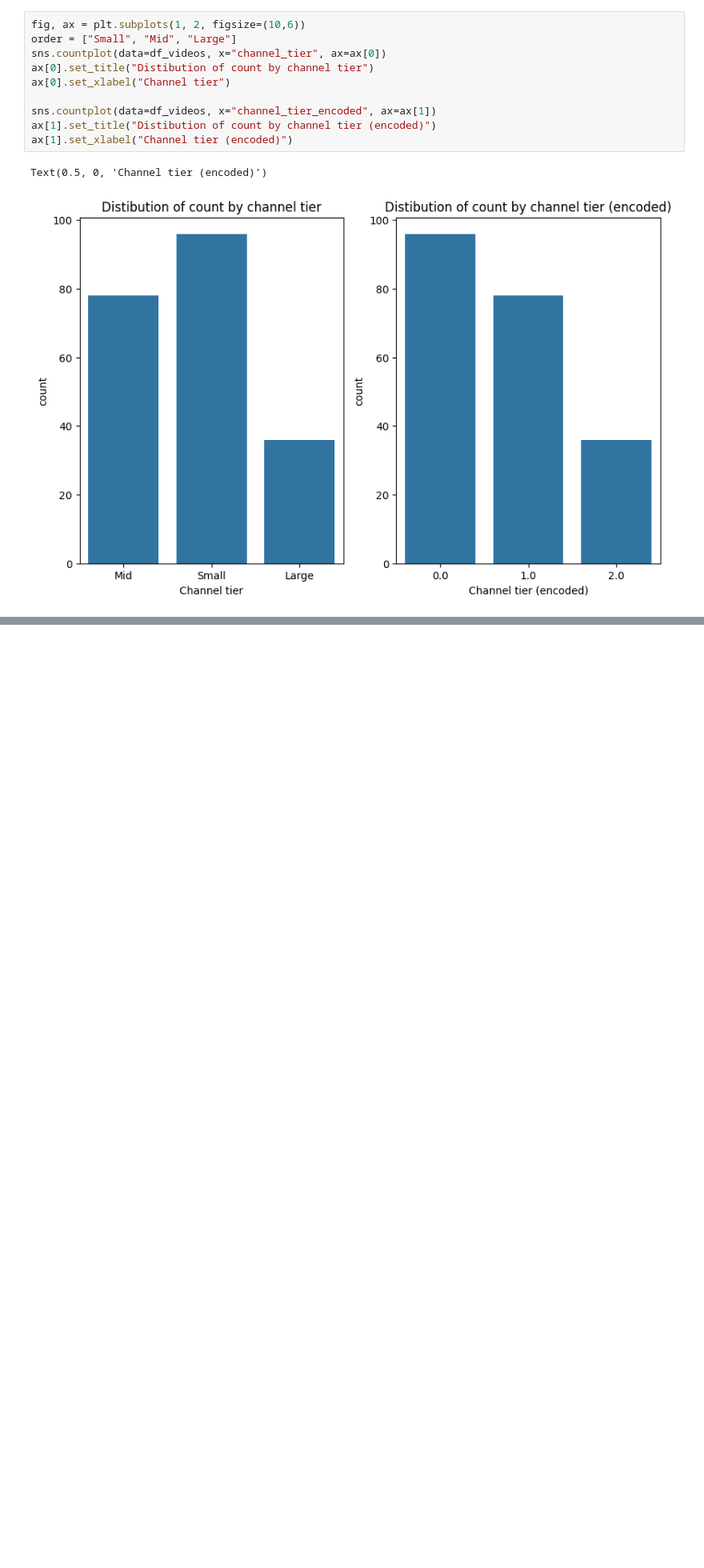
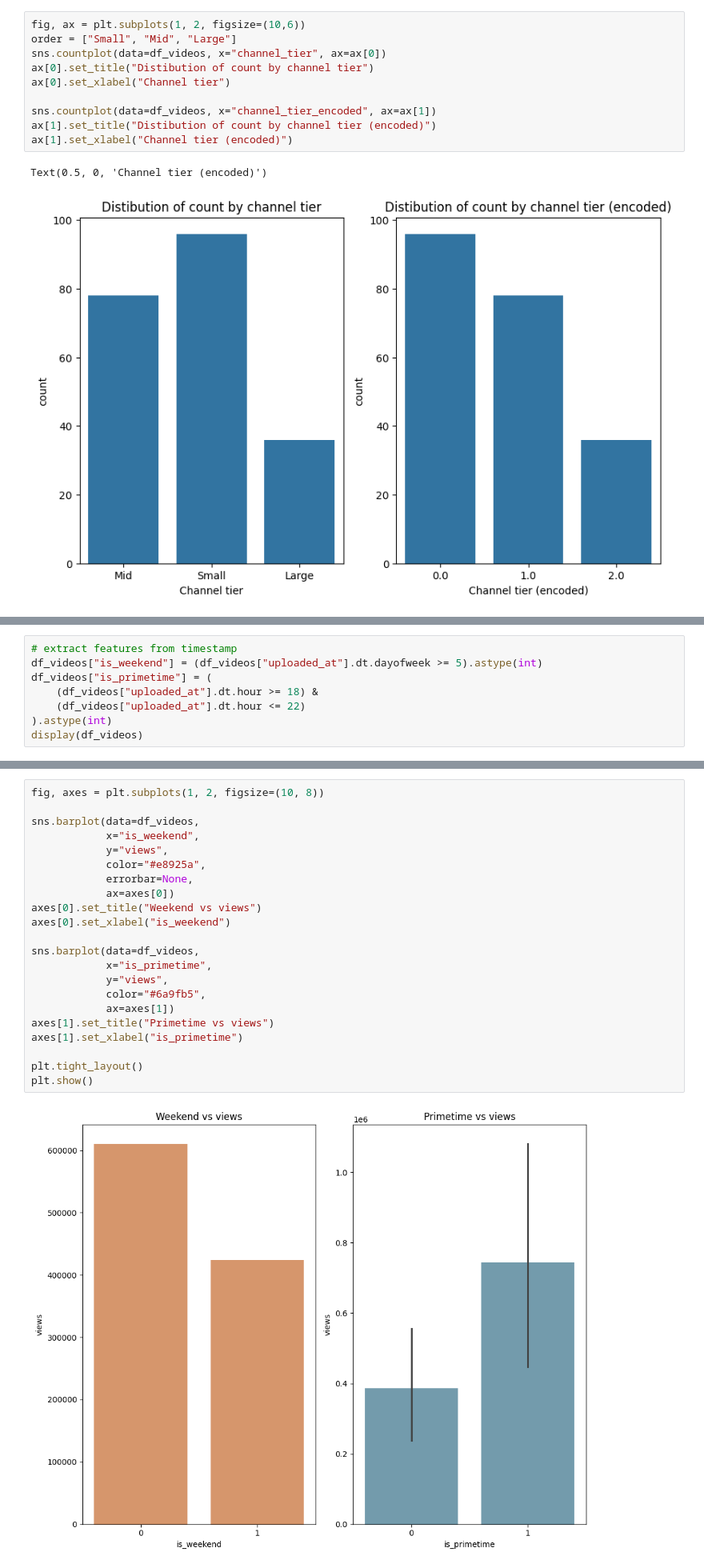
Before and after one commit to atifmmahmud/mahmud_atif_LabTask, a Jupyter notebook: LabTask04/Jun8_Code.ipynb, the cells around one changed output, grey strips where cells are left out. Shown at 80% size. Saved outputs shown, nothing was run; the diff lists cells and outputs as text; blank space fills up the shorter version.

```diff
--- a/LabTask04/Jun8_Code.ipynb
+++ b/LabTask04/Jun8_Code.ipynb
@@ -177,0 +247,8 @@ Text(0.5, 0, 'Channel tier (encoded)')
+# %%
+# extract features from timestamp
+df_videos["is_weekend"] = (df_videos["uploaded_at"].dt.dayofweek >= 5).astype(int)
+df_videos["is_primetime"] = (
+    (df_videos["uploaded_at"].dt.hour >= 18) &
+    (df_videos["uploaded_at"].dt.hour <= 22)
+).astype(int)
+display(df_videos)
@@ -177,0 +269,24 @@ Text(0.5, 0, 'Channel tier (encoded)')
+# %%
+fig, axes = plt.subplots(1, 2, figsize=(10, 8))
+
+sns.barplot(data=df_videos,
+            x="is_weekend",
+            y="views",
+            color="#e8925a",
+            errorbar=None,
+            ax=axes[0])
+axes[0].set_title("Weekend vs views")
+axes[0].set_xlabel("is_weekend")
+
+sns.barplot(data=df_videos,
+            x="is_primetime",
+            y="views",
+            color="#6a9fb5",
+            ax=axes[1])
+axes[1].set_title("Primetime vs views")
+axes[1].set_xlabel("is_primetime")
+
+plt.tight_layout()
+plt.show()
+# %% [output]
+[figure, added]
```
Also changed, not shown: parts of 9 cells of this notebook.
